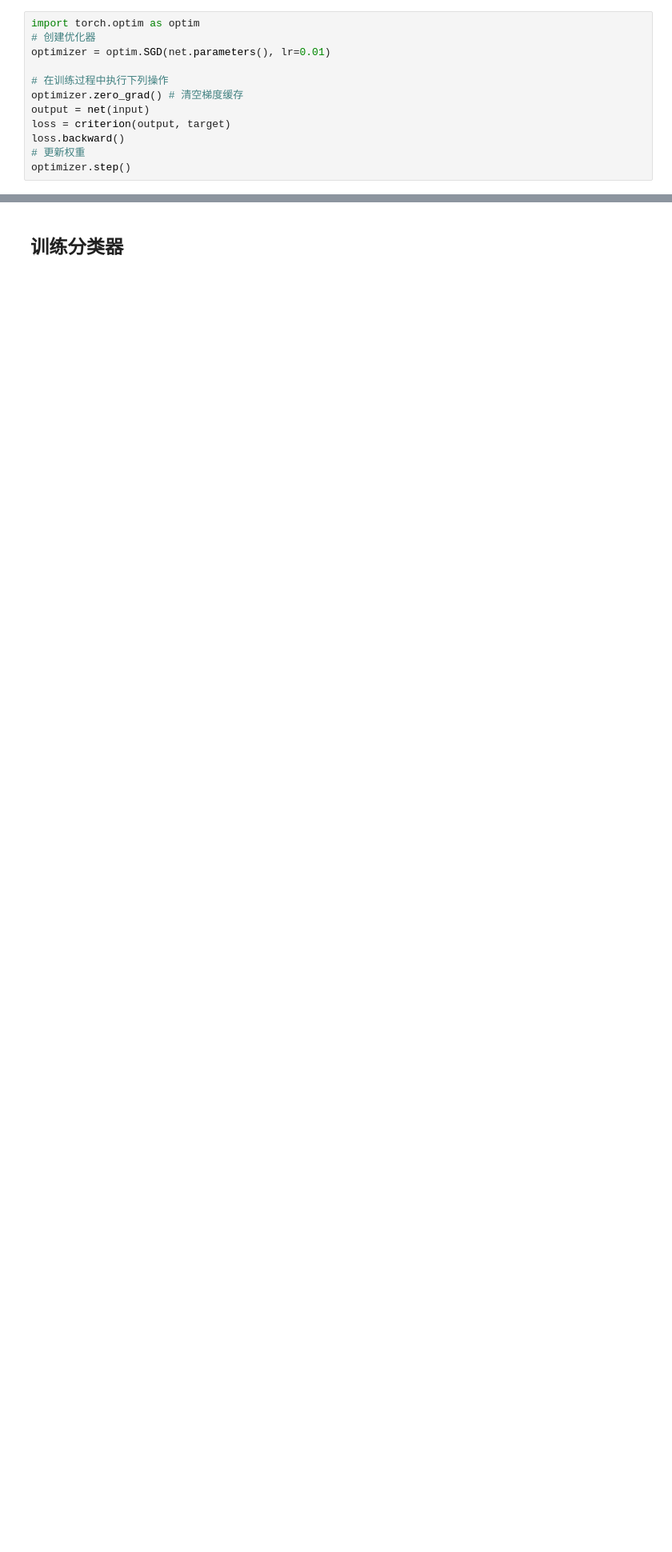
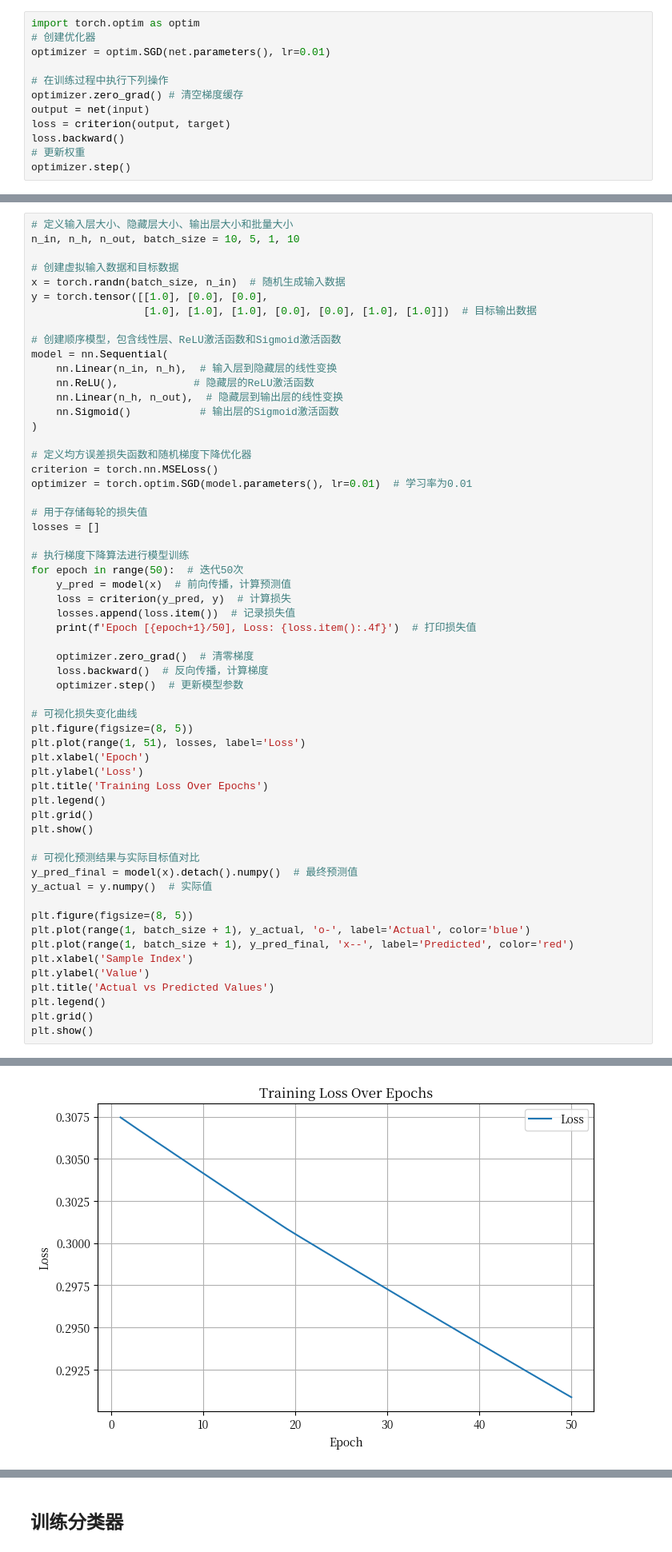
Before and after one commit to mengdemao/jupyter, a Jupyter notebook: pytorch.ipynb, the cells around one changed output, grey strips where cells are left out. Shown at 80% size. Saved outputs shown, nothing was run; the diff lists cells and outputs as text; blank space fills up the shorter version.

```diff
--- a/pytorch.ipynb
+++ b/pytorch.ipynb
@@ -369,0 +391,59 @@ optimizer.step()
+# %%
+# 定义输入层大小、隐藏层大小、输出层大小和批量大小
+n_in, n_h, n_out, batch_size = 10, 5, 1, 10
+
+# 创建虚拟输入数据和目标数据
+x = torch.randn(batch_size, n_in)  # 随机生成输入数据
+y = torch.tensor([[1.0], [0.0], [0.0],
+                  [1.0], [1.0], [1.0], [0.0], [0.0], [1.0], [1.0]])  # 目标输出数据
+
+# 创建顺序模型，包含线性层、ReLU激活函数和Sigmoid激活函数
+model = nn.Sequential(
+    nn.Linear(n_in, n_h),  # 输入层到隐藏层的线性变换
+    nn.ReLU(),            # 隐藏层的ReLU激活函数
+    nn.Linear(n_h, n_out),  # 隐藏层到输出层的线性变换
+    nn.Sigmoid()           # 输出层的Sigmoid激活函数
+)
+
+# 定义均方误差损失函数和随机梯度下降优化器
+criterion = torch.nn.MSELoss()
+optimizer = torch.optim.SGD(model.parameters(), lr=0.01)  # 学习率为0.01
+
+# 用于存储每轮的损失值
+losses = []
+
+# 执行梯度下降算法进行模型训练
+for epoch in range(50):  # 迭代50次
+    y_pred = model(x)  # 前向传播，计算预测值
+    loss = criterion(y_pred, y)  # 计算损失
+    losses.append(loss.item())  # 记录损失值
+    print(f'Epoch [{epoch+1}/50], Loss: {loss.item():.4f}')  # 打印损失值
+
+    optimizer.zero_grad()  # 清零梯度
+    loss.backward()  # 反向传播，计算梯度
+    optimizer.step()  # 更新模型参数
+
+# 可视化损失变化曲线
+plt.figure(figsize=(8, 5))
+plt.plot(range(1, 51), losses, label='Loss')
+plt.xlabel('Epoch')
+plt.ylabel('Loss')
+plt.title('Training Loss Over Epochs')
+plt.legend()
+plt.grid()
+plt.show()
+
+# 可视化预测结果与实际目标值对比
+y_pred_final = model(x).detach().numpy()  # 最终预测值
+y_actual = y.numpy()  # 实际值
+
+plt.figure(figsize=(8, 5))
+plt.plot(range(1, batch_size + 1), y_actual, 'o-', label='Actual', color='blue')
+plt.plot(range(1, batch_size + 1), y_pred_final, 'x--', label='Predicted', color='red')
+plt.xlabel('Sample Index')
+plt.ylabel('Value')
+plt.title('Actual vs Predicted Values')
+plt.legend()
+plt.grid()
+plt.show()
+# %% [output]
@@ -369,0 +467 @@ optimizer.step()
+[figure, added]
```
Also changed, not shown: parts of 34 cells of this notebook, 6 other files.
